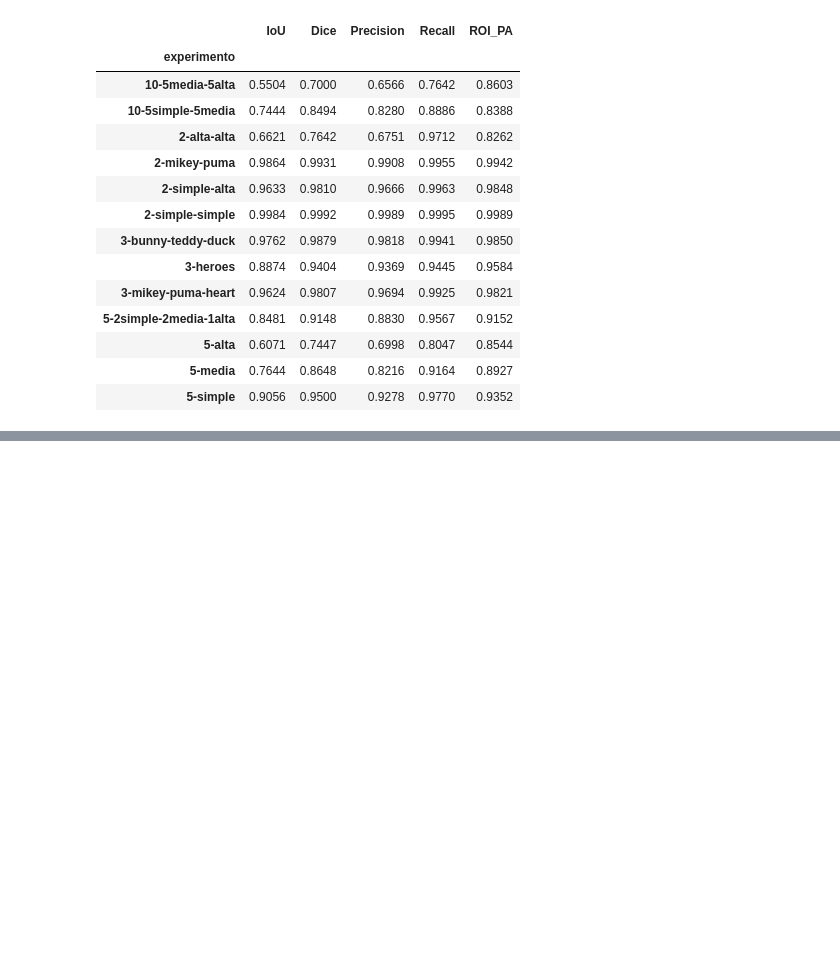
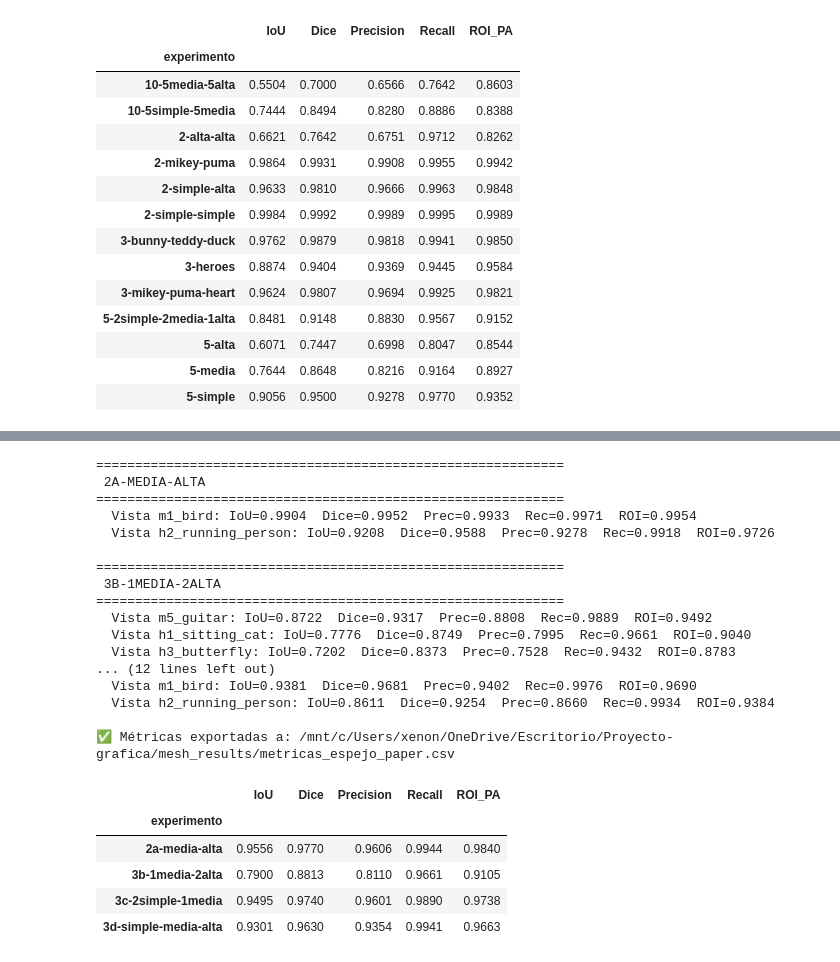
Before and after one commit to kolk3y/Proyecto-grafica, a Jupyter notebook: mesh/Mesh_method.ipynb, the cells around one changed output, grey strips where cells are left out. Drawn from its saved outputs; the diff is of its cells as text; code cells hidden in the pictures; blank space fills up the shorter version.

```diff
--- a/mesh/Mesh_method.ipynb
+++ b/mesh/Mesh_method.ipynb
@@ -662,3 +580,59 @@ if todos:
+# %%
+# ── Métricas de los experimentos espejo ──────────────────────────────────────
+experimentos_espejo_por_nombre = {e["output"]: e["images"] for e in experimentos_espejo_paper}
+
+experimentos_espejo_eval = [
+    {"output": "2a-media-alta",        "num_views": 2},
+    {"output": "3b-1media-2alta",      "num_views": 3},
+    {"output": "3c-2simple-1media",    "num_views": 3},
+    {"output": "3d-simple-media-alta", "num_views": 3},
+]
+
+todos_espejo = []
+for experimento in experimentos_espejo_eval:
+    folder = os.path.join(ROOT_DIR, experimento["output"])
+    if not os.path.exists(folder):
+        print(f"⚠️  {experimento['output']} — carpeta no encontrada, saltando.")
+        continue
+    images_list = experimentos_espejo_por_nombre[experimento["output"]]
+    print(f"\n{'='*60}\n {experimento['output'].upper()}\n{'='*60}")
+    results = compute_all_metrics_mesh(experimento["output"], experimento["num_views"])
+    for r in results:
+        r["view"] = images_list[r["view"]][:-4]
+        print(f"  Vista {r['view']}: IoU={r['IoU']:.4f}  Dice={r['Dice']:.4f}  "
+              f"Prec={r['Precision']:.4f}  Rec={r['Recall']:.4f}  ROI={r['ROI_PA']:.4f}")
+        todos_espejo.append({"experimento": experimento["output"], **r})
+
+if todos_espejo:
+    df_espejo = pd.DataFrame(todos_espejo)[["experimento","view","IoU","Dice","Precision","Recall","ROI_PA"]]
+    csv_path = os.path.join(ROOT_DIR, "metricas_espejo_paper.csv")
+    df_espejo.to_csv(csv_path, index=False)
+    print(f"\n✅ Métricas exportadas a: {csv_path}")
+    display(df_espejo.groupby("experimento")[["IoU","Dice","Precision","Recall","ROI_PA"]].mean().round(4))
+# %% [output]
+============================================================
+ 2A-MEDIA-ALTA
+============================================================
+  Vista m1_bird: IoU=0.9904  Dice=0.9952  Prec=0.9933  Rec=0.9971  ROI=0.9954
+  Vista h2_running_person: IoU=0.9208  Dice=0.9588  Prec=0.9278  Rec=0.9918  ROI=0.9726
+
+============================================================
+ 3B-1MEDIA-2ALTA
+============================================================
+  Vista m5_guitar: IoU=0.8722  Dice=0.9317  Prec=0.8808  Rec=0.9889  ROI=0.9492
+  Vista h1_sitting_cat: IoU=0.7776  Dice=0.8749  Prec=0.7995  Rec=0.9661  ROI=0.9040
+  Vista h3_butterfly: IoU=0.7202  Dice=0.8373  Prec=0.7528  Rec=0.9432  ROI=0.8783
+... (12 lines left out)
+  Vista m1_bird: IoU=0.9381  Dice=0.9681  Prec=0.9402  Rec=0.9976  ROI=0.9690
+  Vista h2_running_person: IoU=0.8611  Dice=0.9254  Prec=0.8660  Rec=0.9934  ROI=0.9384
+
+✅ Métricas exportadas a: /mnt/c/Users/xenon/OneDrive/Escritorio/Proyecto-grafica/mesh_results/metricas_espejo_paper.csv
+|  | IoU | Dice | Precision | Recall | ROI_PA |
+| experimento |  |  |  |  |  |
+| 2a-media-alta | 0.9556 | 0.9770 | 0.9606 | 0.9944 | 0.9840 |
+| 3b-1media-2alta | 0.7900 | 0.8813 | 0.8110 | 0.9661 | 0.9105 |
+| 3c-2simple-1media | 0.9495 | 0.9740 | 0.9601 | 0.9890 | 0.9738 |
+| 3d-simple-media-alta | 0.9301 | 0.9630 | 0.9354 | 0.9941 | 0.9663 |
 # %%
 # ── Visualización 3D del mesh optimizado ────────────────────────────────────
 import trimesh
```
Also changed, not shown: parts of 5 cells of this notebook, 3 other files.
